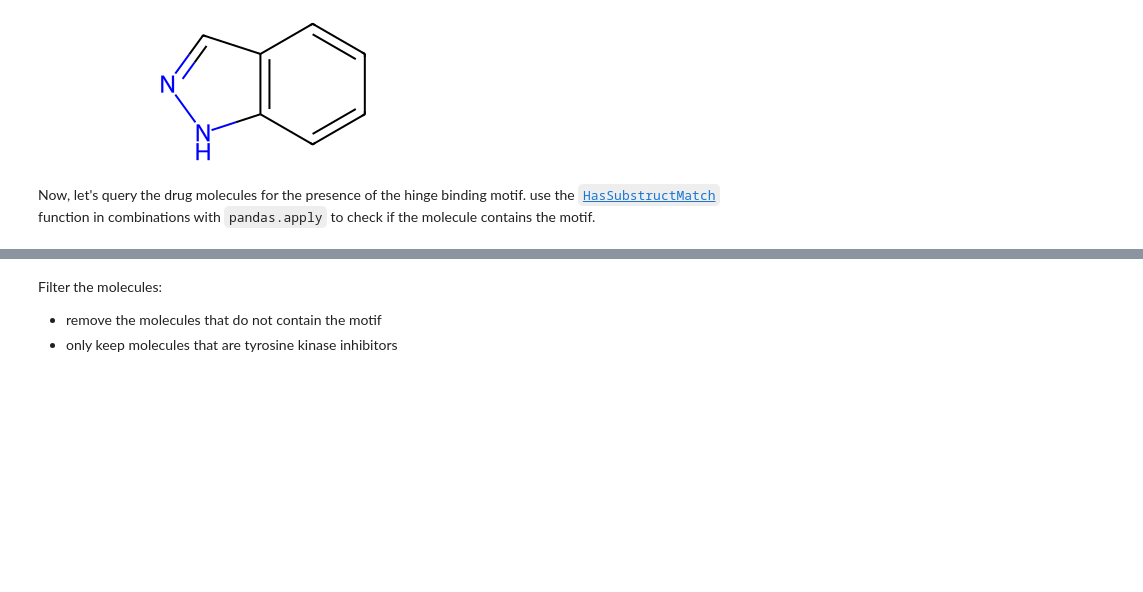
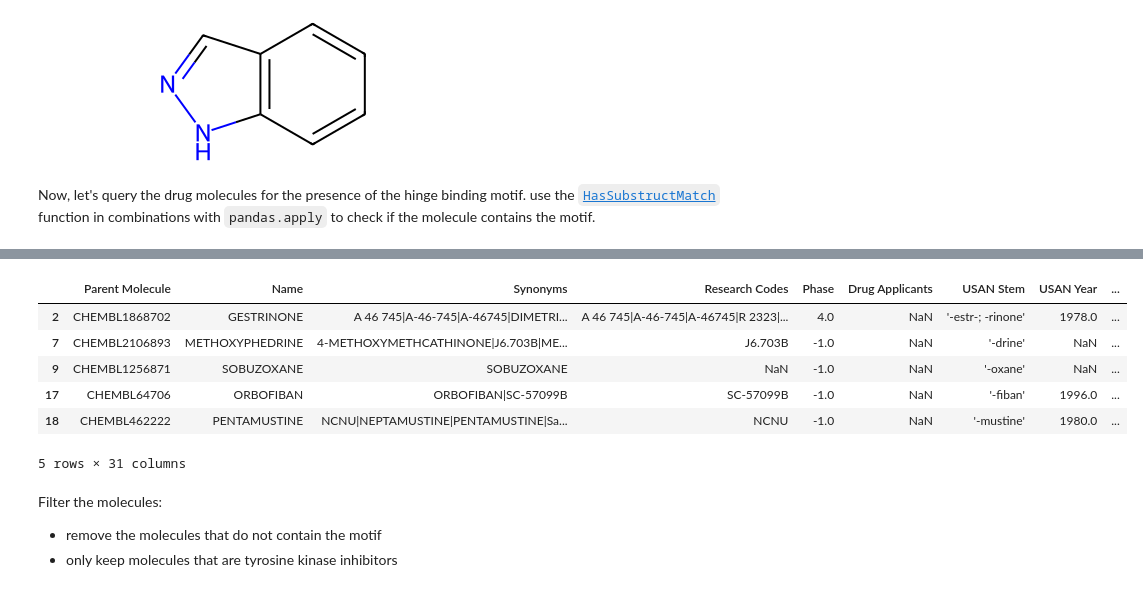
Before and after one commit to yerlikayaperi/practical-programming-in-chemistry-exercises, a Jupyter notebook: week_06/06_solutions.ipynb, the cells around one changed output, grey strips where cells are left out. Saved outputs shown, nothing was run; the diff lists cells and outputs as text; code cells hidden in the pictures; blank space fills up the shorter version.

```diff
--- a/week_06/06_solutions.ipynb
+++ b/week_06/06_solutions.ipynb
@@ -71,3 +60,15 @@ See the caveats in the documentation: https://pandas.pydata.org/pandas-docs/stab
+# %%
+# remove rows that do not have a USAN definition
+df = df.dropna(subset=["USAN Definition"])
+df.head()
+# %% [output]
+|  | Parent Molecule | Name | Synonyms | Research Codes | Phase | Drug Applicants | USAN Stem | USAN Year | ... |
+| 2 | CHEMBL1868702 | GESTRINONE | A 46 745|A-46-745|A-46745|DIMETRI... | A 46 745|A-46-745|A-46745|R 2323|... | 4.0 | NaN | '-estr-; -rinone' | 1978.0 | ... |
+| 7 | CHEMBL2106893 | METHOXYPHEDRINE | 4-METHOXYMETHCATHINONE|J6.703B|ME... | J6.703B | -1.0 | NaN | '-drine' | NaN | ... |
+| 9 | CHEMBL1256871 | SOBUZOXANE | SOBUZOXANE | NaN | -1.0 | NaN | '-oxane' | NaN | ... |
+| 17 | CHEMBL64706 | ORBOFIBAN | ORBOFIBAN|SC-57099B | SC-57099B | -1.0 | NaN | '-fiban' | 1996.0 | ... |
+| 18 | CHEMBL462222 | PENTAMUSTINE | NCNU|NEPTAMUSTINE|PENTAMUSTINE|Sa... | NCNU | -1.0 | NaN | '-mustine' | 1980.0 | ... |
+5 rows × 31 columns
 # %% [markdown]
 Filter the molecules:
 * remove the molecules that do not contain the motif
```
Also changed, not shown: parts of 14 cells of this notebook, 1 other file.
